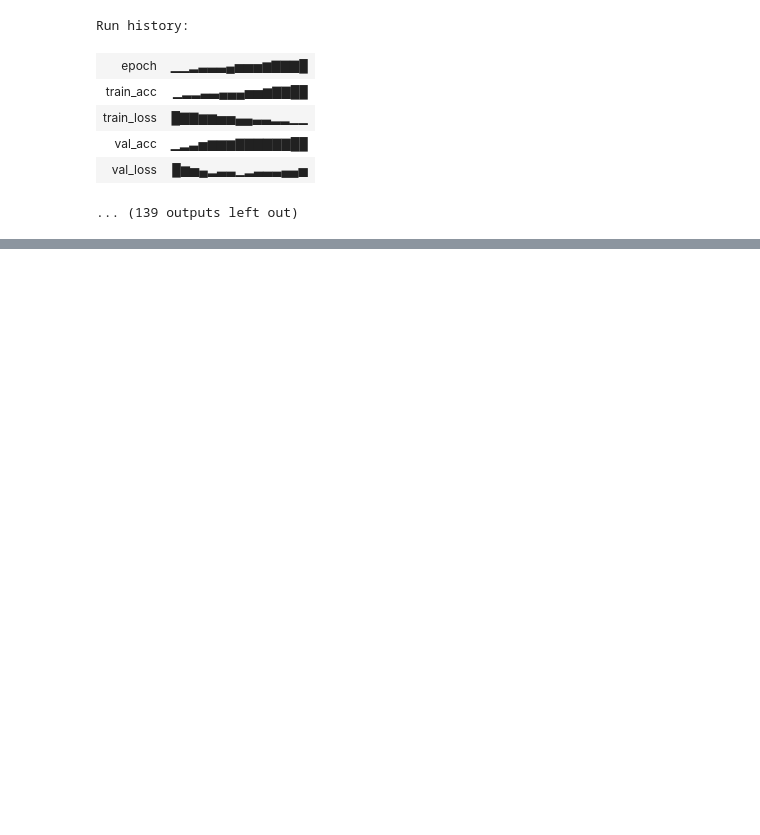
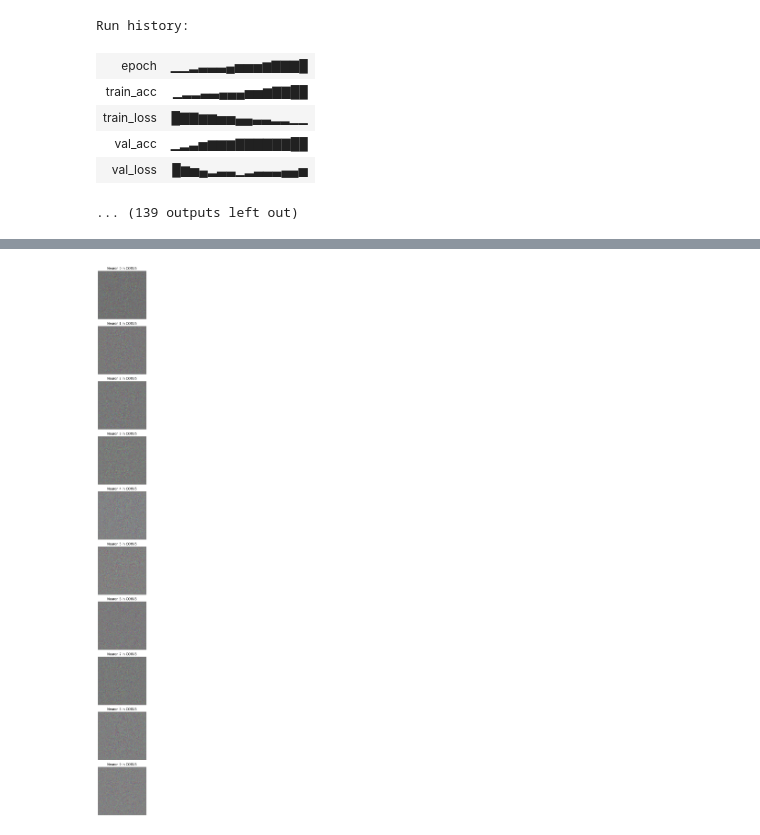
Before and after one commit to viinod9/DA6401_MA23M026_A2, a Jupyter notebook: Part A/MA23M026_A2_PartA.ipynb, the cells around one changed output, grey strips where cells are left out. Drawn from its saved outputs; the diff is of its cells as text; code cells hidden in the pictures; blank space fills up the shorter version.

```diff
--- a/Part A/MA23M026_A2_PartA.ipynb
+++ b/Part A/MA23M026_A2_PartA.ipynb
@@ -626,0 +592,9 @@ Run history:
+# %%
+transform_test = transforms.Compose([
+    transforms.Resize((224, 224)),
+    transforms.ToTensor()
+])
+
+test_dataset = ImageFolder('/kaggle/input/inaturalist-dataset/inaturalist_12K/val', transform=transform_test)
+test_loader = DataLoader(test_dataset, batch_size=32, shuffle=False, num_workers=2)
+class_names = test_dataset.classes
@@ -626,0 +908,46 @@ Run history:
+# %%
+class GuidedBackprop:
+    def __init__(self, model):
+        self.model = model
+        self.model.eval()
+        self.gradients = None
+
+        def relu_hook_function(module, grad_in, grad_out):
+            return (torch.clamp(grad_in[0], min=0.0),)
+
+        for module in self.model.modules():
+            if isinstance(module, torch.nn.ReLU):
+                module.register_backward_hook(relu_hook_function)
+
+    def generate_gradients(self, input_image, target_layer_idx=4, filter_idx=0):
+        input_image.requires_grad = True
+
+        x = input_image
+        for i in range(target_layer_idx + 1):
+            x = self.model.conv_layers[i](x)
+        x[:, filter_idx].mean().backward(retain_graph=True)
+
+        grad = input_image.grad[0].cpu().permute(1, 2, 0).numpy()
+        grad = (grad - grad.min()) / (grad.max() - grad.min())
+        return grad
+
+def plot_guided_backprop(model, dataloader, num_filters=10):
+    gbp = GuidedBackprop(model)
+
+    for images, _ in dataloader:
+        image = images[0:1].to(device)
+        break  # Use one image
+
+    fig, axes = plt.subplots(num_filters, 1, figsize=(5, num_filters * 3))
+    for i in range(num_filters):
+        grad = gbp.generate_gradients(image.clone(), filter_idx=i)
+        axes[i].imshow(grad)
+        axes[i].axis('off')
+        axes[i].set_title(f"Neuron {i} in CONV5")
+
+    plt.tight_layout()
+    plt.show()
+
+plot_guided_backprop(best_model, test_loader)
+# %% [output]
+[figure, added]
```
Also changed, not shown: parts of 11 cells of this notebook.
